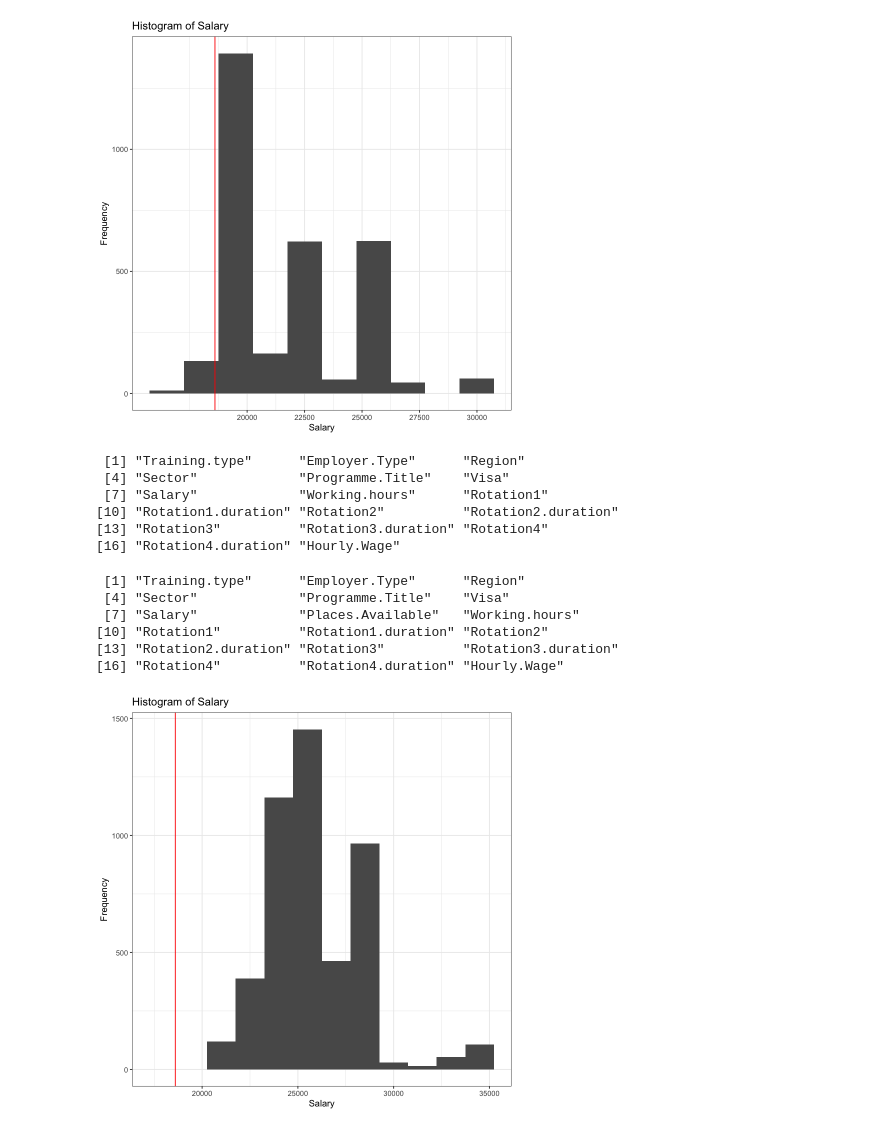
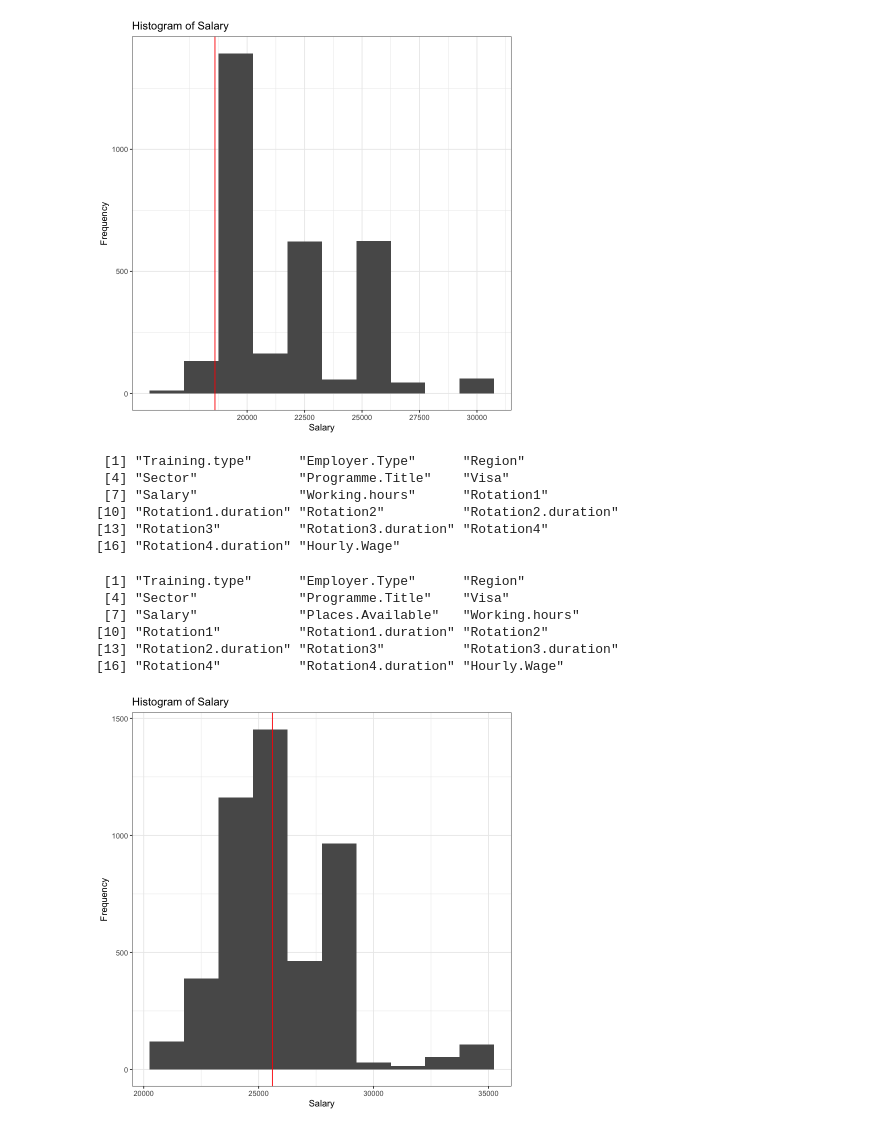
Before and after one commit to kwjo/TP-pay, a Jupyter notebook: oriel2526.ipynb, the cells around one changed output. Cells and saved outputs as stored; diff of their text form; code cells hidden in the pictures.

```diff
--- a/oriel2526.ipynb
+++ b/oriel2526.ipynb
@@ -248,29 +249,29 @@ ggplot(OD2324, aes(x = Salary)) +
 # %%
 sample_plot <- OD %>%
     uncount(Places.Available)
 
 colnames(sample_plot)
 
 ggplot(sample_plot, aes(x = Salary)) +
   geom_histogram(binwidth = 1500) +
   ggtitle("Histogram of Salary") +
   xlab("Salary") +
   ylab("Frequency") +
   theme_bw() +
-  geom_vline(xintercept = 18600, color = "red")
+  geom_vline(xintercept = 25600, color = "red")
 
 colnames(OD)
 # %% [output]
  [1] "Training.type"      "Employer.Type"      "Region"
  [4] "Sector"             "Programme.Title"    "Visa"
  [7] "Salary"             "Working.hours"      "Rotation1"
 [10] "Rotation1.duration" "Rotation2"          "Rotation2.duration"
 [13] "Rotation3"          "Rotation3.duration" "Rotation4"
 [16] "Rotation4.duration" "Hourly.Wage"
  [1] "Training.type"      "Employer.Type"      "Region"
  [4] "Sector"             "Programme.Title"    "Visa"
  [7] "Salary"             "Places.Available"   "Working.hours"
 [10] "Rotation1"          "Rotation1.duration" "Rotation2"
 [13] "Rotation2.duration" "Rotation3"          "Rotation3.duration"
 [16] "Rotation4"          "Rotation4.duration" "Hourly.Wage"
-[figure, old version]
+[figure, new version]
```
Also changed, not shown: parts of 8 cells of this notebook.
